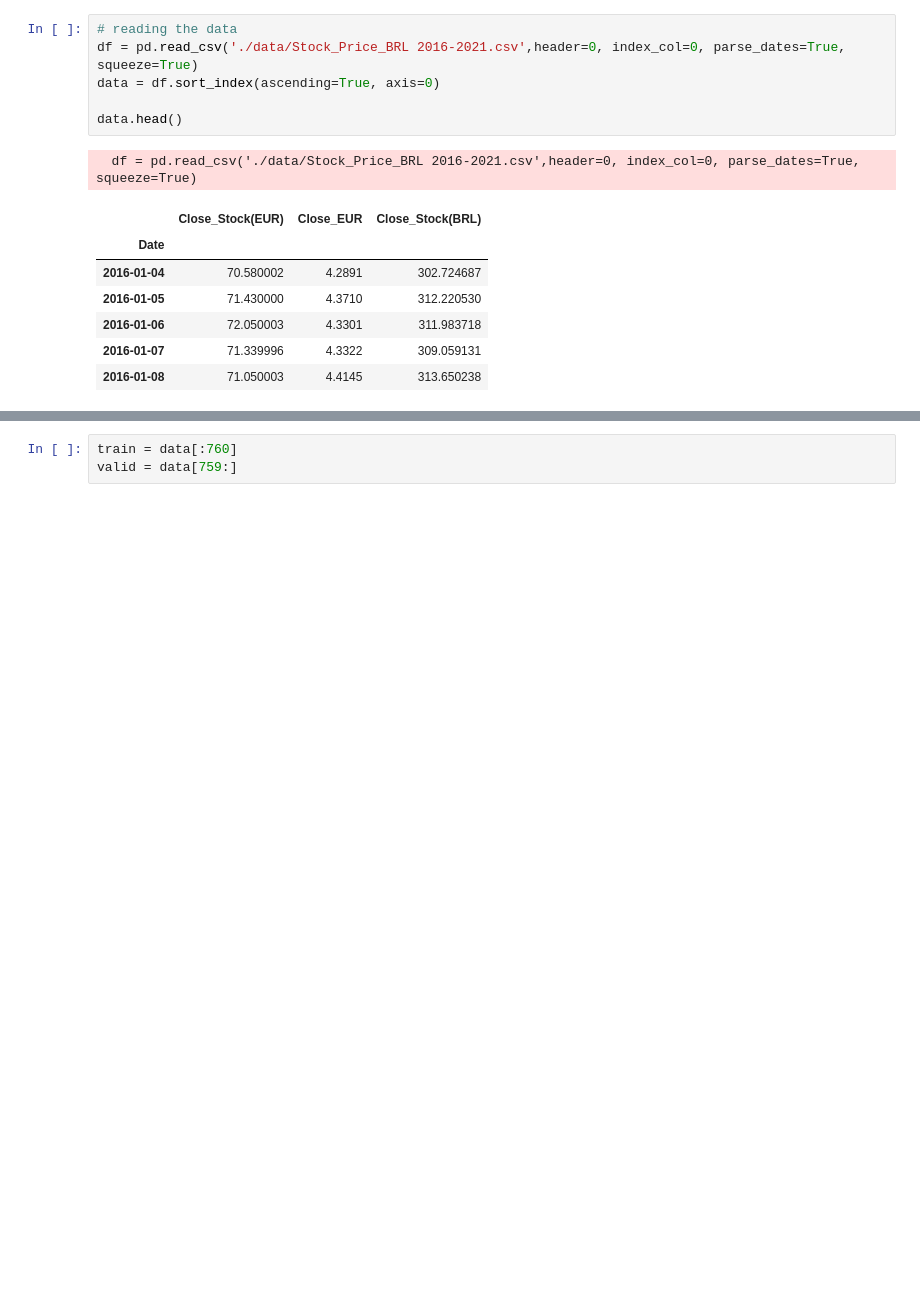
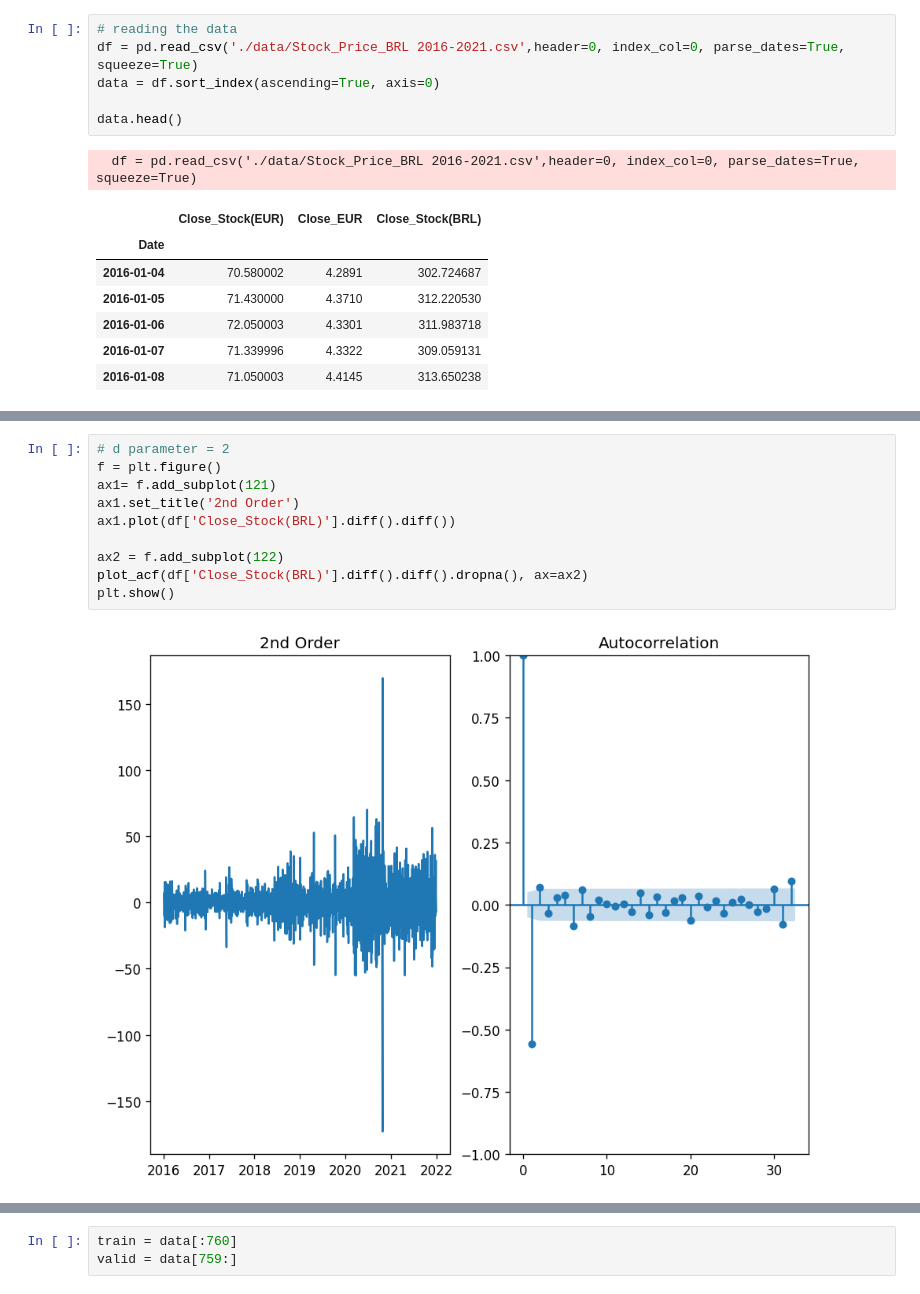
Before and after one commit to Felipe-Renck/stock-price-forecast, a Jupyter notebook: SAP_Stock_Price_ARIMA.ipynb, the cells around one changed output, grey strips where cells are left out. Saved outputs shown, nothing was run; the diff lists cells and outputs as text; blank space fills up the shorter version.

```diff
--- a/SAP_Stock_Price_ARIMA.ipynb
+++ b/SAP_Stock_Price_ARIMA.ipynb
@@ -25,0 +71,12 @@ data.head()
+# %%
+# d parameter = 2
+f = plt.figure()
+ax1= f.add_subplot(121)
+ax1.set_title('2nd Order')
+ax1.plot(df['Close_Stock(BRL)'].diff().diff())
+
+ax2 = f.add_subplot(122)
+plot_acf(df['Close_Stock(BRL)'].diff().diff().dropna(), ax=ax2)
+plt.show()
+# %% [output]
+[figure, added]
```
Also changed, not shown: parts of 11 cells of this notebook, 3 other files.
